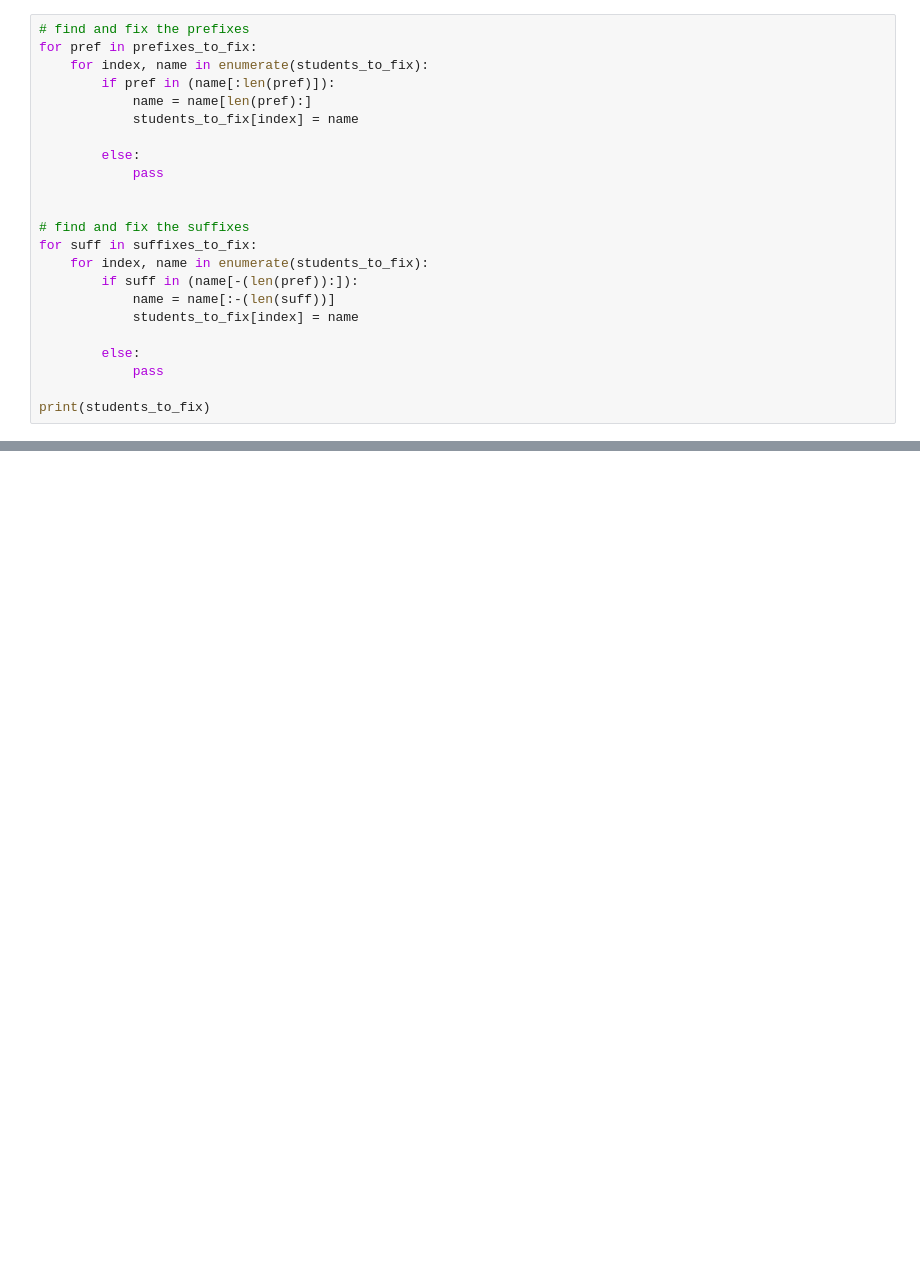
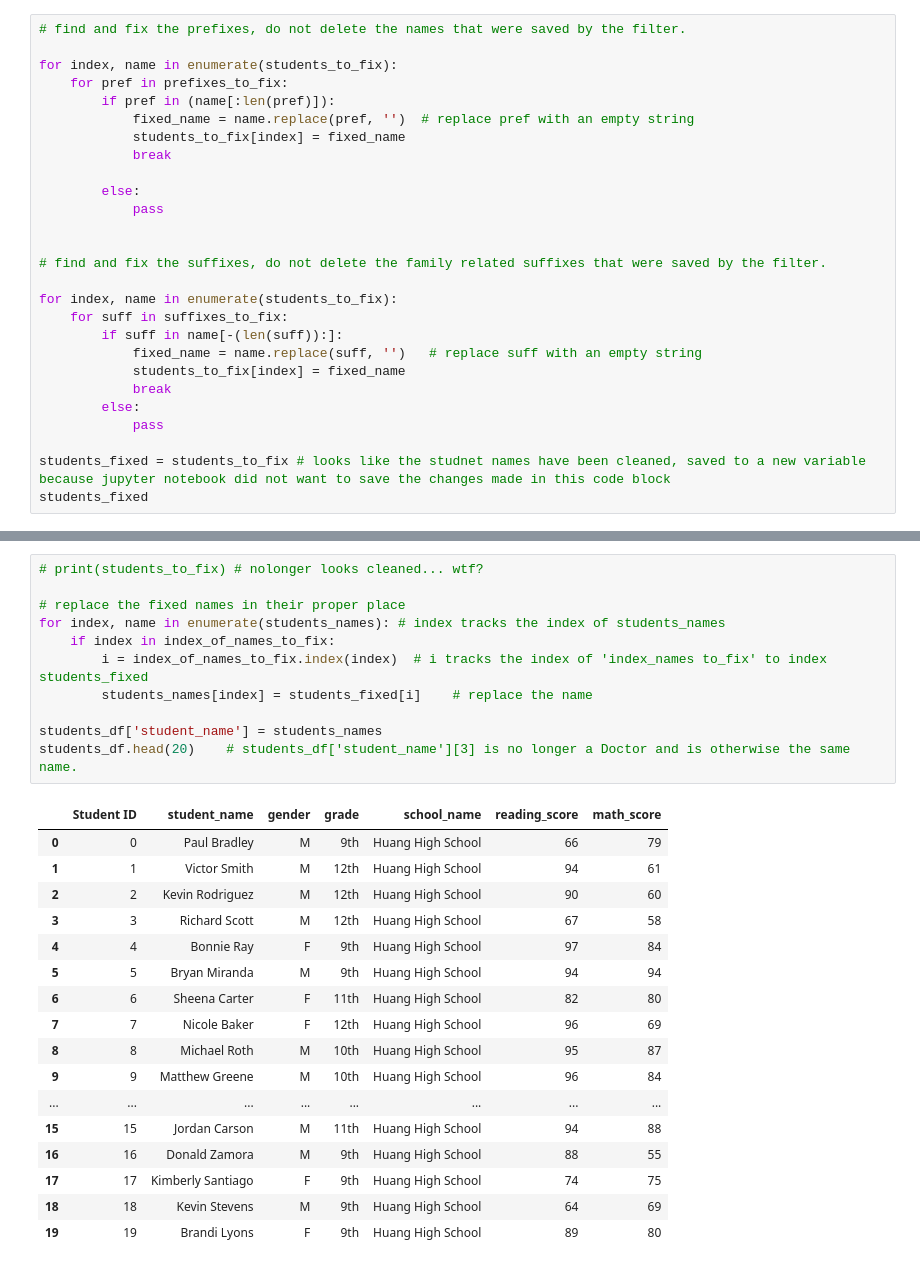
Before and after one commit to Bag0niku/School_District_Analysis, a Jupyter notebook: PyCitySchools.ipynb, the cells around one changed output, grey strips where cells are left out. Cells and saved outputs as stored; diff of their text form; blank space fills up the shorter version.

Commit message:
student names are fixed

```diff
--- a/PyCitySchools.ipynb
+++ b/PyCitySchools.ipynb
@@ -39,26 +56,30 @@ suffixes_to_fix = [' MD', ' PhD', ' DDS', ' DVM']
 prefixes_to_fix = ['Dr. ', 'Miss ', 'Mr. ', 'Mrs. ', 'Ms. ']
 # print(students_to_fix)
 # %%
-# find and fix the prefixes
-for pref in prefixes_to_fix:
-    for index, name in enumerate(students_to_fix):
+# find and fix the prefixes, do not delete the names that were saved by the filter.
+
+for index, name in enumerate(students_to_fix):
+    for pref in prefixes_to_fix:
         if pref in (name[:len(pref)]):
-            name = name[len(pref):]
-            students_to_fix[index] = name
+            fixed_name = name.replace(pref, '')  # replace pref with an empty string
+            students_to_fix[index] = fixed_name
+            break
 
         else:
             pass
 
 
-# find and fix the suffixes
-for suff in suffixes_to_fix:
-    for index, name in enumerate(students_to_fix):
-        if suff in (name[-(len(pref)):]):
-            name = name[:-(len(suff))]
-            students_to_fix[index] = name
+# find and fix the suffixes, do not delete the family related suffixes that were saved by the filter.
 
+for index, name in enumerate(students_to_fix):
+    for suff in suffixes_to_fix:
+        if suff in name[-(len(suff)):]:
+            fixed_name = name.replace(suff, '')   # replace suff with an empty string
+            students_to_fix[index] = fixed_name
+            break
         else:
             pass
 
-print(students_to_fix)
+students_fixed = students_to_fix # looks like the studnet names have been cleaned, saved to a new variable because jupyter notebook did not want to save the changes made in this code block
+students_fixed
 # %% [output]
@@ -65,0 +103,29 @@ print(students_to_fix)
+# %%
+# print(students_to_fix) # nolonger looks cleaned... wtf?
+
+# replace the fixed names in their proper place
+for index, name in enumerate(students_names): # index tracks the index of students_names
+    if index in index_of_names_to_fix:
+        i = index_of_names_to_fix.index(index)  # i tracks the index of 'index_names to_fix' to index students_fixed
+        students_names[index] = students_fixed[i]    # replace the name
+
+students_df['student_name'] = students_names
+students_df.head(20)    # students_df['student_name'][3] is no longer a Doctor and is otherwise the same name.
+# %% [output]
+|  | Student ID | student_name | gender | grade | school_name | reading_score | math_score |
+| 0 | 0 | Paul Bradley | M | 9th | Huang High School | 66 | 79 |
+| 1 | 1 | Victor Smith | M | 12th | Huang High School | 94 | 61 |
+| 2 | 2 | Kevin Rodriguez | M | 12th | Huang High School | 90 | 60 |
+| 3 | 3 | Richard Scott | M | 12th | Huang High School | 67 | 58 |
+| 4 | 4 | Bonnie Ray | F | 9th | Huang High School | 97 | 84 |
+| 5 | 5 | Bryan Miranda | M | 9th | Huang High School | 94 | 94 |
+| 6 | 6 | Sheena Carter | F | 11th | Huang High School | 82 | 80 |
+| 7 | 7 | Nicole Baker | F | 12th | Huang High School | 96 | 69 |
+| 8 | 8 | Michael Roth | M | 10th | Huang High School | 95 | 87 |
+| 9 | 9 | Matthew Greene | M | 10th | Huang High School | 96 | 84 |
+| ... | ... | ... | ... | ... | ... | ... | ... |
+| 15 | 15 | Jordan Carson | M | 11th | Huang High School | 94 | 88 |
+| 16 | 16 | Donald Zamora | M | 9th | Huang High School | 88 | 55 |
+| 17 | 17 | Kimberly Santiago | F | 9th | Huang High School | 74 | 75 |
+| 18 | 18 | Kevin Stevens | M | 9th | Huang High School | 64 | 69 |
+| 19 | 19 | Brandi Lyons | F | 9th | Huang High School | 89 | 80 |
```
Also changed, not shown: parts of 5 cells of this notebook.
